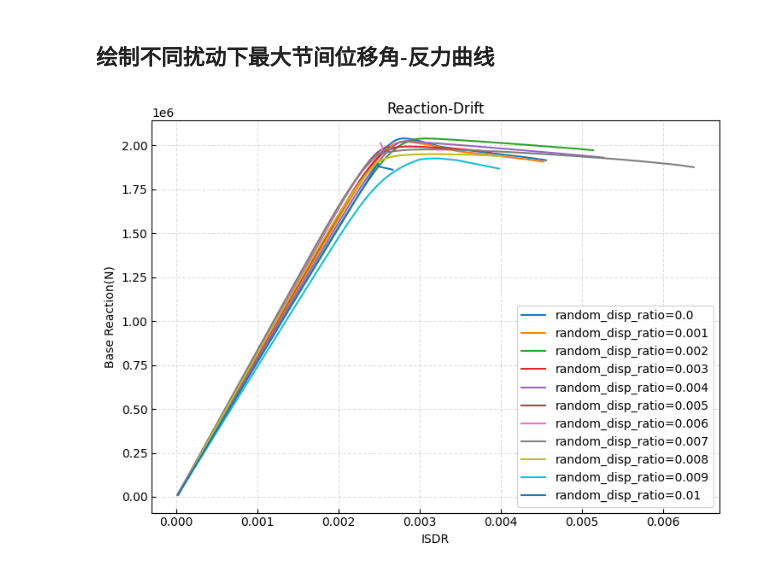
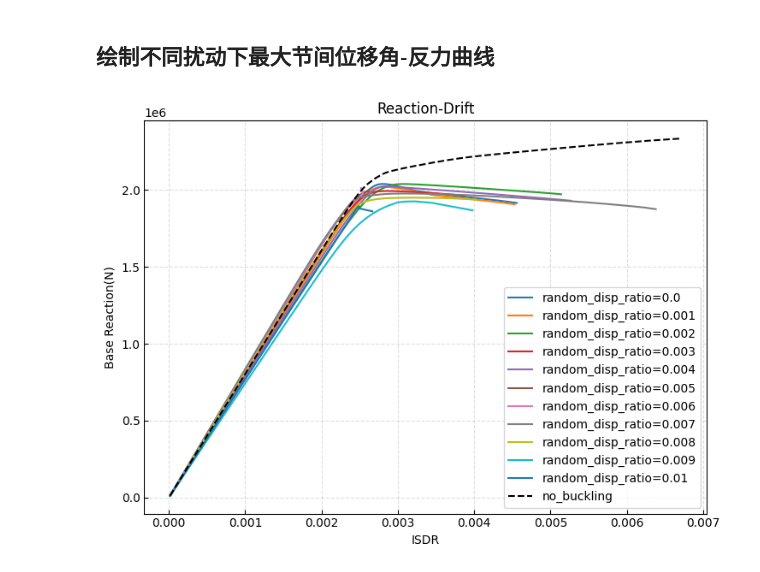
Before and after one commit to catty5391/otw2, a Jupyter notebook: pushover/after_cal/plot_disp_force.ipynb, the cells around one changed output. Saved outputs shown, nothing was run; the diff lists cells and outputs as text; code cells hidden in the pictures.

```diff
--- a/pushover/after_cal/plot_disp_force.ipynb
+++ b/pushover/after_cal/plot_disp_force.ipynb
@@ -47,3 +47,25 @@ plt.legend()
 plt.savefig(f"../.output/no_buckling/plot_node_disp.png")
 # %% [output]
 [figure]
+# %%
+'''
+绘制不同扰动下位移-反力曲线
+'''
+#绘制在一张图上
+for i in range(11):
+    random_disp_ratio = i * 1 / 1000
+    df = pd.read_csv(f"../.output/with_buckling/{random_disp_ratio}/Node_disp.out", header = None, sep = " ")
+    force = df.iloc[:, 0].values
+    disp = df.iloc[:, 1].values
+    plt.plot(disp, force, label=f"random_disp_ratio={random_disp_ratio}")
+df = pd.read_csv(f"../.output/no_buckling/Node_disp.out", header = None, sep = " ")
+force = df.iloc[:, 0].values
+disp = df.iloc[:, 1].values
+plt.plot(disp, force, label=f"no_buckling", linestyle="--", color="black")
+plt.xlabel("Displacement")
+plt.ylabel("Force")
+plt.grid(True, linestyle="--", alpha=0.4)
+plt.tight_layout()
+plt.title("Force-Displacement Curve for Different Random Displacements")
+plt.legend()
+plt.savefig(f"../.output/with_buckling/no_buckling_vs_with_buckling.png")
@@ -110,9 +134,10 @@ def read_reaction_and_max_drift(drift_file):
 
 def plot_reaction_vs_max_drift(drift_file, random_disp_ratio):
     reactions, max_drifts = read_reaction_and_max_drift(drift_file)
-
-
-    plt.plot(max_drifts, reactions, linewidth=1.5, markersize=4, label=f"random_disp_ratio={random_disp_ratio}")
+    if(random_disp_ratio == "no_buckling"):
+        plt.plot(max_drifts, reactions, linewidth=1.5, markersize=4, label=f"no_buckling", linestyle="--", color="black")
+    else:
+        plt.plot(max_drifts, reactions, linewidth=1.5, markersize=4, label=f"random_disp_ratio={random_disp_ratio}")
     # # 标注斜率变化超过 40% 的点：画竖向虚线并标注对应横坐标。
     # change_indices = find_slope_change_points(max_drifts, reactions, threshold=0.4)
     # for idx in change_indices:
@@ -122,31 +147,33 @@ def plot_reaction_vs_max_drift(drift_file, random_disp_ratio):
     #     plt.scatter([x], [y], color="tab:red", s=22, zorder=3)
     #     plt.annotate(
     #         f"x={x:.4e}",
     #         xy=(x, y),
     #         xytext=(6, 6),
     #         textcoords="offset points",
     #         fontsize=8,
     #         color="tab:red",
     #         bbox=dict(boxstyle="round,pad=0.2", fc="white", ec="tab:red", alpha=0.7),
     #     )
 
 
 ROOT_DIR = Path("../.output/with_buckling")
 plt.figure(figsize=(7.5, 5.5))
 for i in range(11):
     random_disp_ratio = i * 1 / 1000
     drift_file = ROOT_DIR / f"{random_disp_ratio}" / "drift.csv"
     plot_reaction_vs_max_drift(drift_file, random_disp_ratio)
 
+plot_reaction_vs_max_drift("../.output/no_buckling/drift.csv", "no_buckling")
+
 
 
 
 plt.ylabel("Base Reaction(N)")
 plt.xlabel("ISDR")
 plt.title("Reaction-Drift")
 plt.legend()
 plt.grid(True, linestyle="--", alpha=0.4)
 plt.tight_layout()
 plt.savefig(f"../.output/with_buckling/plot_reaction_drift.png")
 # %% [output]
-[figure, old version]
+[figure, new version]
```
Also changed, not shown: parts of 1 cell of this notebook, 11 other files.
